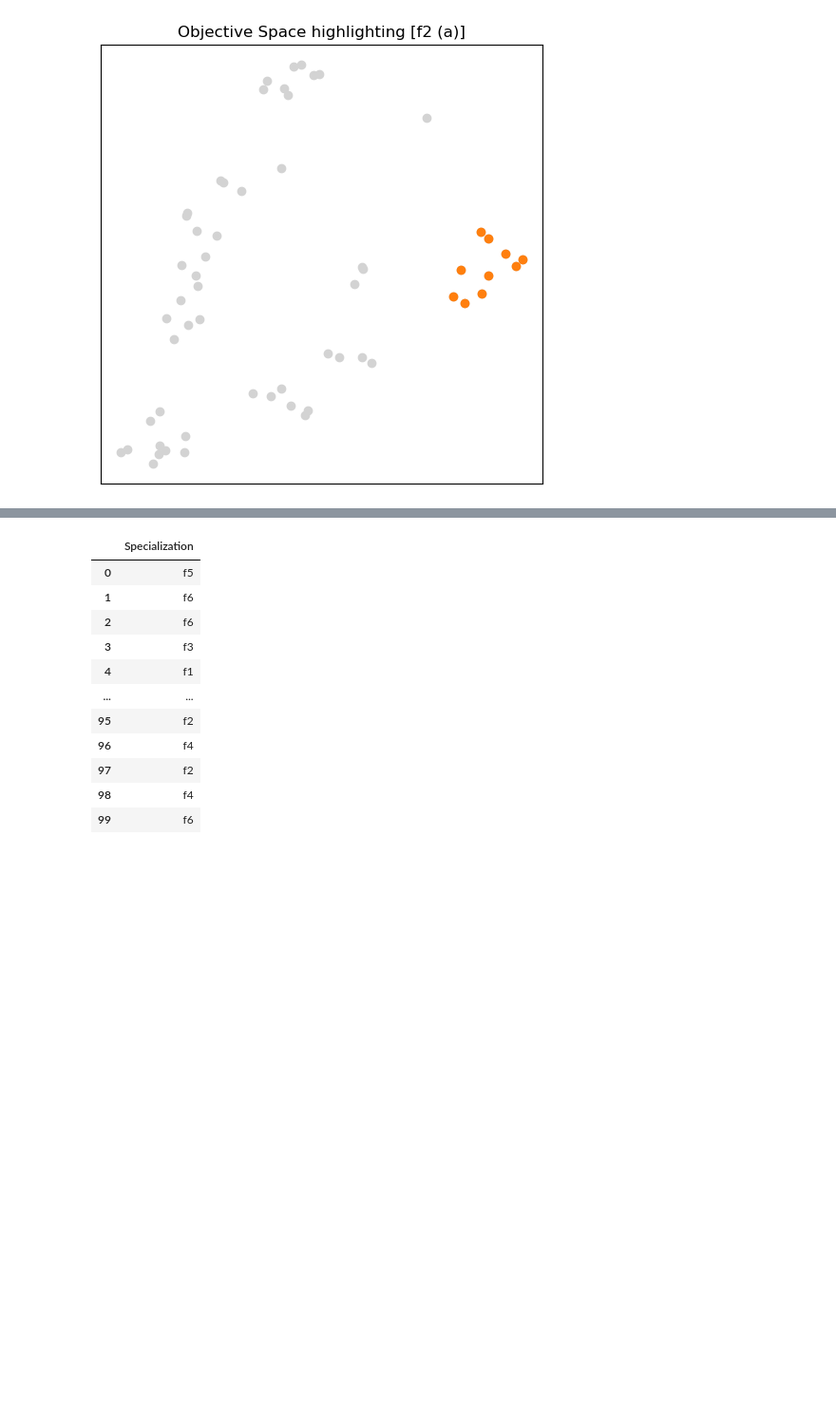
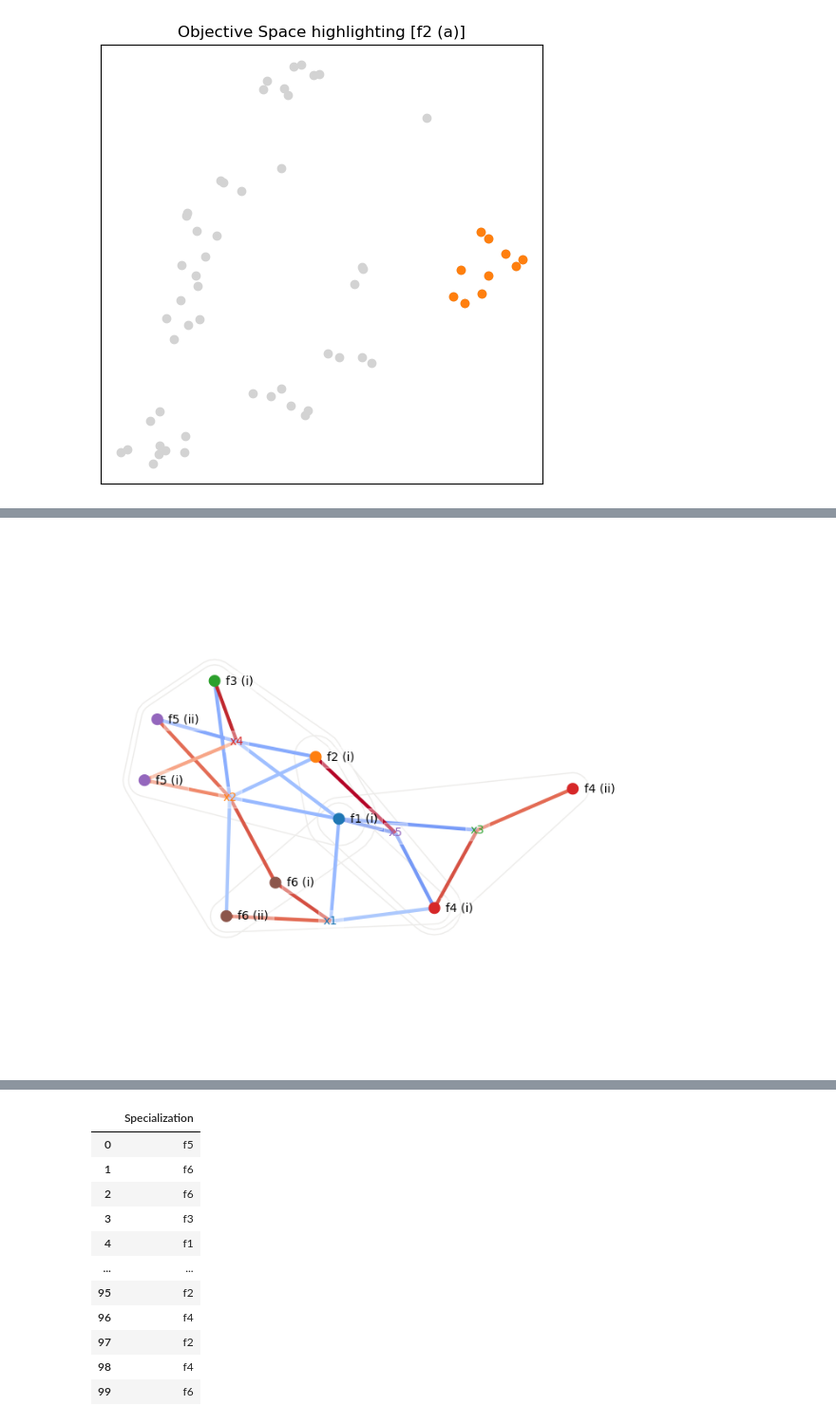
Before and after one commit to pnnl/pyMOODS, a Jupyter notebook: notebooks/Visualization Prototypes.ipynb, the cells around one changed output, grey strips where cells are left out. Shown at 95% size. Drawn from its saved outputs; the diff is of its cells as text; code cells hidden in the pictures; blank space fills up the shorter version.

```diff
--- a/notebooks/Visualization Prototypes.ipynb
+++ b/notebooks/Visualization Prototypes.ipynb
@@ -414,0 +449,44 @@ Text(0.5, 1.0, 'Coefficient Matrix from Logistic Regression Model ')
+# %%
+import hypernetx as hnx
+import networkx as nx
+
+threshold = 0.65
+
+E = coef.unstack()
+E = E[E.abs() > threshold]
+
+H = hnx.Hypergraph(
+    E.groupby(level=0)\
+        .apply(lambda ser: ser.index.get_level_values(1).tolist())\
+        .to_dict()
+)
+
+B = H.bipartite()
+
+cmap = plt.cm.coolwarm
+vmax = max(-coef.min().min(), coef.max().max())
+norm = plt.Normalize(-vmax, vmax)
+edge_color=[
+    cmap(norm(coef.loc[v, u]))
+    for u, v in B.edges()
+]
+
+colors = {
+    l: plt.cm.tab10(i)
+    for i, l in enumerate(labels)
+}
+node_color = [
+    colors[v.split(' ')[0]]
+    for v in H.nodes()
+]
+
+hnx.draw(
+    H,
+    nodes_kwargs=dict(color=node_color),
+    edges_kwargs=dict(edgecolor=lightgray),
+    with_additional_edges=B,
+    edge_labels_on_edge=False, contain_hyper_edges=True,
+    additional_edges_kwargs=dict(edge_color=edge_color, width=3)
+)
+# %% [output]
+[figure, added]
```
Also changed, not shown: parts of 7 cells of this notebook, 3 other files.
